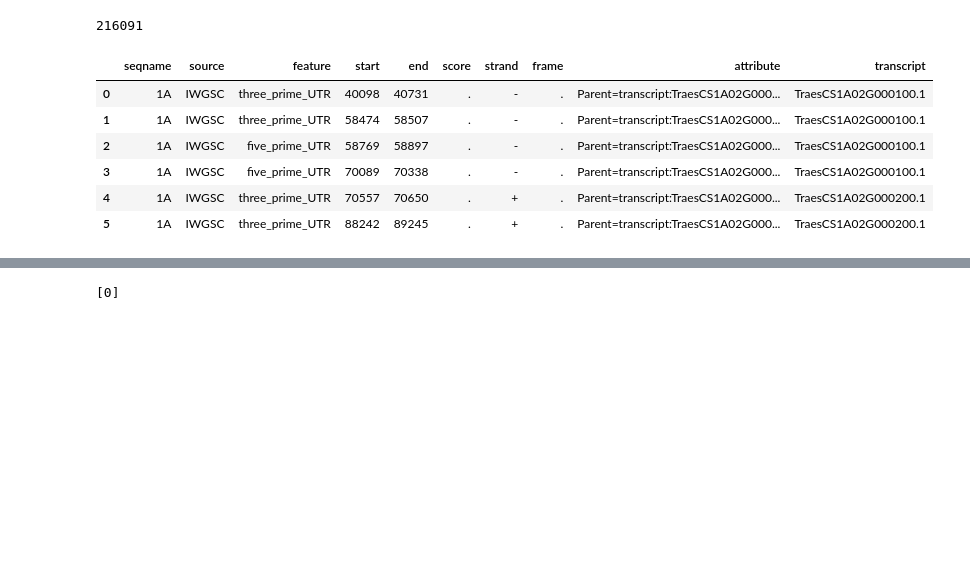
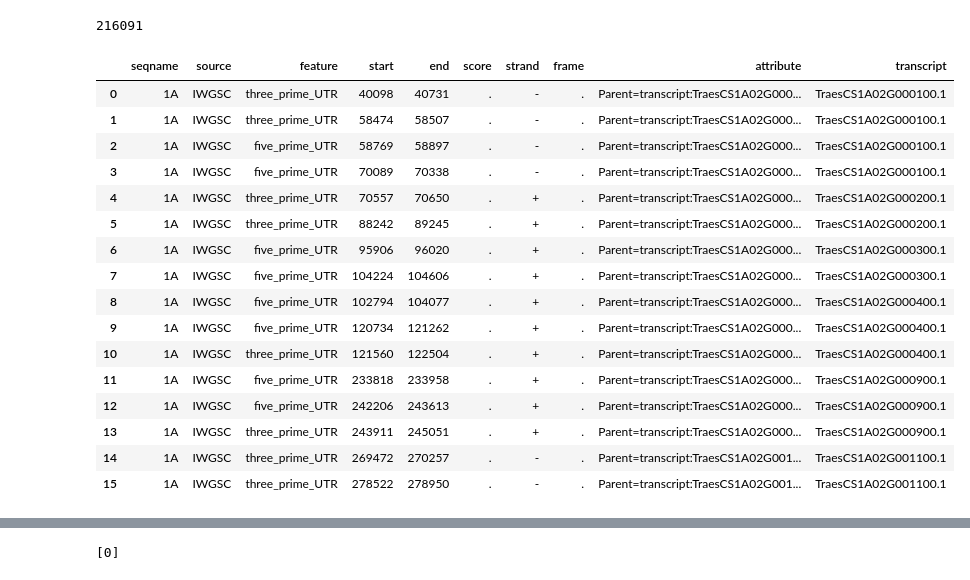
Before and after one commit to juancresc/mirna_mite, a Jupyter notebook: 2_analysis/2_cleavage.ipynb, the cells around one changed output, grey strips where cells are left out. Cells and saved outputs as stored; diff of their text form; code cells hidden in the pictures; blank space fills up the shorter version.

```diff
--- a/2_analysis/2_cleavage.ipynb
+++ b/2_analysis/2_cleavage.ipynb
@@ -98,12 +98,22 @@ df_ann = df_ann.reset_index(drop=True)
 df_ann['transcript'] = df_ann['attribute'].str.split('transcript:').str[1]
 df_ann['transcript'] = df_ann['transcript'].str.split(';').str[0]
 # %%
-df_ann.head(6)
+df_ann.head(16)
 # %% [output]
 |  | seqname | source | feature | start | end | score | strand | frame | attribute | transcript |
 | 0 | 1A | IWGSC | three_prime_UTR | 40098 | 40731 | . | - | . | Parent=transcript:TraesCS1A02G000... | TraesCS1A02G000100.1 |
 | 1 | 1A | IWGSC | three_prime_UTR | 58474 | 58507 | . | - | . | Parent=transcript:TraesCS1A02G000... | TraesCS1A02G000100.1 |
 | 2 | 1A | IWGSC | five_prime_UTR | 58769 | 58897 | . | - | . | Parent=transcript:TraesCS1A02G000... | TraesCS1A02G000100.1 |
 | 3 | 1A | IWGSC | five_prime_UTR | 70089 | 70338 | . | - | . | Parent=transcript:TraesCS1A02G000... | TraesCS1A02G000100.1 |
 | 4 | 1A | IWGSC | three_prime_UTR | 70557 | 70650 | . | + | . | Parent=transcript:TraesCS1A02G000... | TraesCS1A02G000200.1 |
 | 5 | 1A | IWGSC | three_prime_UTR | 88242 | 89245 | . | + | . | Parent=transcript:TraesCS1A02G000... | TraesCS1A02G000200.1 |
+| 6 | 1A | IWGSC | five_prime_UTR | 95906 | 96020 | . | + | . | Parent=transcript:TraesCS1A02G000... | TraesCS1A02G000300.1 |
+| 7 | 1A | IWGSC | five_prime_UTR | 104224 | 104606 | . | + | . | Parent=transcript:TraesCS1A02G000... | TraesCS1A02G000300.1 |
+| 8 | 1A | IWGSC | five_prime_UTR | 102794 | 104077 | . | + | . | Parent=transcript:TraesCS1A02G000... | TraesCS1A02G000400.1 |
+| 9 | 1A | IWGSC | five_prime_UTR | 120734 | 121262 | . | + | . | Parent=transcript:TraesCS1A02G000... | TraesCS1A02G000400.1 |
+| 10 | 1A | IWGSC | three_prime_UTR | 121560 | 122504 | . | + | . | Parent=transcript:TraesCS1A02G000... | TraesCS1A02G000400.1 |
+| 11 | 1A | IWGSC | five_prime_UTR | 233818 | 233958 | . | + | . | Parent=transcript:TraesCS1A02G000... | TraesCS1A02G000900.1 |
+| 12 | 1A | IWGSC | five_prime_UTR | 242206 | 243613 | . | + | . | Parent=transcript:TraesCS1A02G000... | TraesCS1A02G000900.1 |
+| 13 | 1A | IWGSC | three_prime_UTR | 243911 | 245051 | . | + | . | Parent=transcript:TraesCS1A02G000... | TraesCS1A02G000900.1 |
+| 14 | 1A | IWGSC | three_prime_UTR | 269472 | 270257 | . | - | . | Parent=transcript:TraesCS1A02G001... | TraesCS1A02G001100.1 |
+| 15 | 1A | IWGSC | three_prime_UTR | 278522 | 278950 | . | - | . | Parent=transcript:TraesCS1A02G001... | TraesCS1A02G001100.1 |
```
Also changed, not shown: parts of 3 cells of this notebook.
